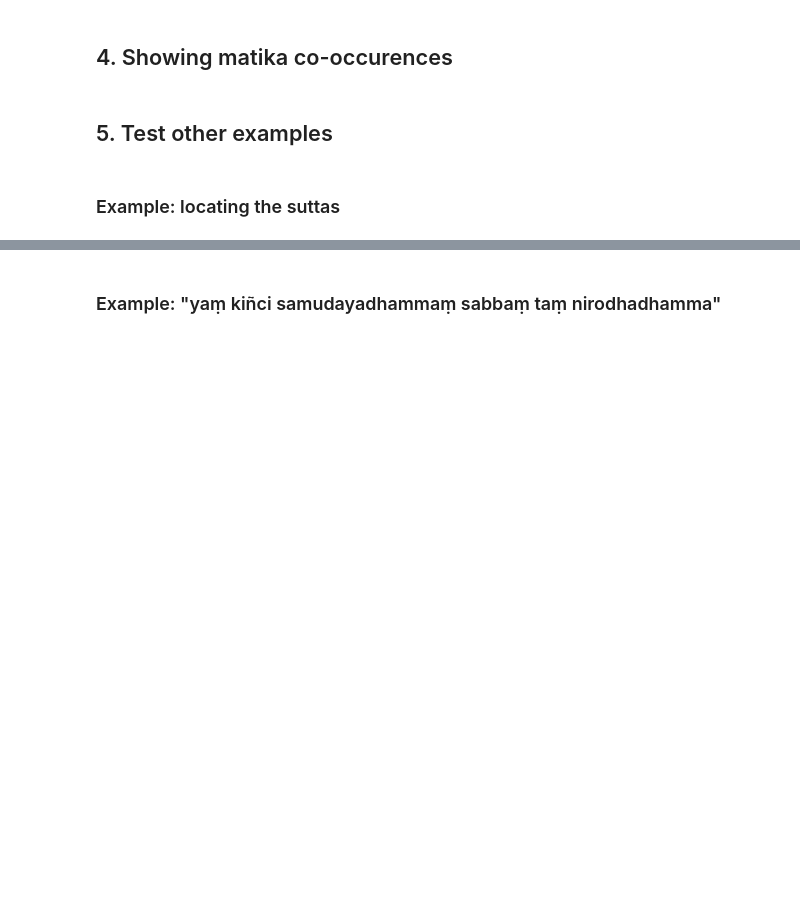
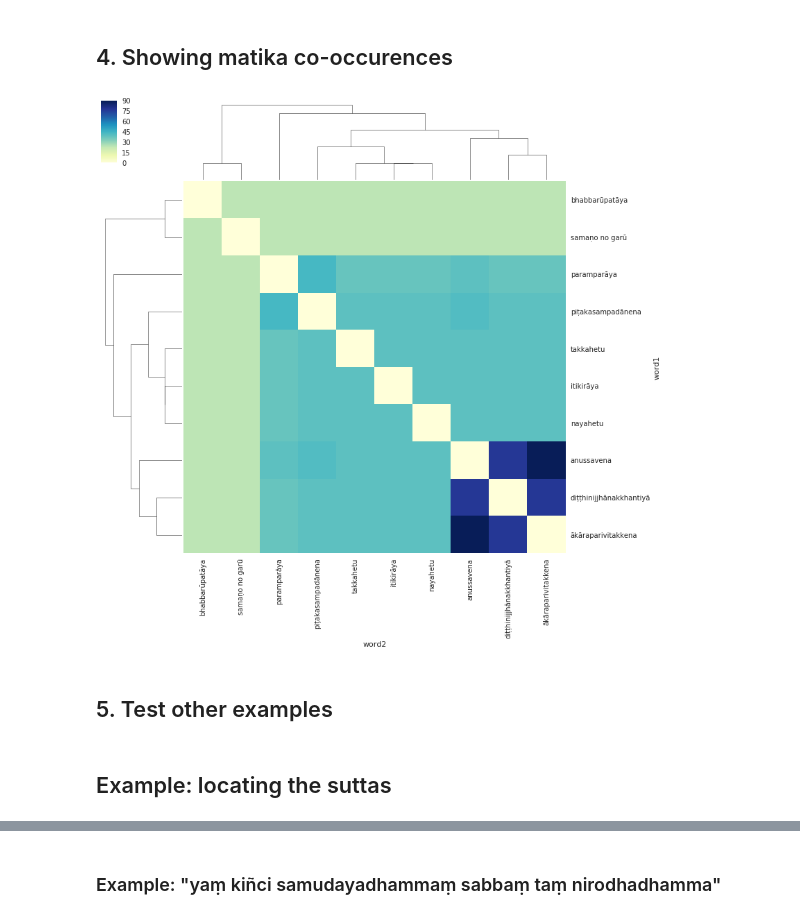
Before and after one commit to therabyte/matika-finder, a Jupyter notebook: Proof_of_concept.ipynb, the cells around one changed output, grey strips where cells are left out. Saved outputs shown, nothing was run; the diff lists cells and outputs as text; code cells hidden in the pictures; blank space fills up the shorter version.

```diff
--- a/Proof_of_concept.ipynb
+++ b/Proof_of_concept.ipynb
@@ -25,8 +27,9 @@ Set the `rootdir` variable accordingly.
 # %%
 rootdir = "/home/jeff/dev/datayana/suttacentral-data/text/pi/su"
 
-docs = load_documents(rootdir)
-print("loaded {} files, total bytes {}".format(len(docs), sum([len(entry["html_content"]) for entry in docs])))
+corpus = Corpus()
+corpus.load_suttacentral(rootdir)
+print("loaded {} files, total bytes {}".format(*corpus.count()))
 # %% [output]
 loaded 5739 files, total bytes 28469442
 # %% [markdown]
@@ -54,23 +93,18 @@ If each word can be found in multiple variants, create a list of alternatives.
 
 Here's how to construct the query:
 # %%
-altquery = {
-    "alternatives_list": [
-        { "label": "anussavena", "forms": ["anussavena", "anussavā", "itihitihaṃ", "itihītihaṃ"] },
-        { "label": "paramparāya", "forms": ["paramparāya"] },
-        { "label": "itikirāya", "forms": ["itikirāya", "itikiriyāya"] },
-        { "label": "piṭakasampadānena", "forms": ["piṭakasampadānena", "piṭakasampadāya"] },
-        { "label": "takkahetu", "forms": ["takkahetu"] },
-        { "label": "nayahetu", "forms": ["nayahetu"] },
-        { "label": "ākāraparivitakkena", "forms": ["ākāraparivitakkena", "ākāraparivitakkā"] },
-        { "label": "diṭṭhinijjhānakkhantiyā", "forms": ["diṭṭhinijjhānakkhantiyā"] },
-        { "label": "bhabbarūpatāya", "forms": ["bhabbarūpatāya"] },
-        { "label": "samaṇo no garū", "forms": ["samaṇo no garū"] }
-    ]
-}
+altquery = QueryAlternatives()
 
-results_altquery = search_documentlist(altquery, docs, sort="score")
+altquery.add_alternative("anussavena", ["anussavena", "anussavā", "itihitihaṃ", "itihītihaṃ"])
+altquery.add_alternative("paramparāya", ["paramparāya"])
+altquery.add_alternative("itikirāya", ["itikirāya", "itikiriyāya"])
+altquery.add_alternative("piṭakasampadānena", ["piṭakasampadānena", "piṭakasampadāya"])
+altquery.add_alternative("takkahetu", ["takkahetu"])
+altquery.add_alternative("nayahetu", ["nayahetu"])
+altquery.add_alternative("ākāraparivitakkena", ["ākāraparivitakkena", "ākāraparivitakkā"])
+altquery.add_alternative("diṭṭhinijjhānakkhantiyā", ["diṭṭhinijjhānakkhantiyā"])
+altquery.add_alternative("bhabbarūpatāya", ["bhabbarūpatāya"])
+altquery.add_alternative("samaṇo no garū", ["samaṇo no garū"])
+
+results_altquery = corpus.search(altquery, sort="score")
 print("Results found: {}".format(len(results_altquery)))
-
-with open("output/test_results-altlist.md", "w") as ofile:
-    ofile.write(result_markdown_formater(altquery, results_altquery))
@@ -77,18 +148,20 @@ with open("output/test_results-altlist.md", "w") as ofile:
 # %% [markdown]
 ## 4. Showing matika co-occurences
 # %%
-df_pivot = collect_matika_cooccurences_pivot(results_altquery)
+df_pivot = results_altquery.cooccurence_pivot()
 
 rcmd_figsize = (df_pivot.shape[0]+2,df_pivot.shape[1]+2)
 
 sns.set(color_codes=True)
 
 g = sns.clustermap(df_pivot,
                    method="complete", metric="jaccard",
                    cmap="YlGnBu",
                    figsize=rcmd_figsize)
 
 g.savefig("output/img/test_matika_cooccurences.png")
+# %% [output]
+[figure, added]
 # %% [markdown]
 ## 5. Test other examples
 # %%
@@ -140,4 +213,4 @@ g = sns.clustermap(df_pivot,
 
 g.savefig("output/img/test_matika_fournobletruths.png")
 # %% [markdown]
-### Example: locating the suttas
+## Example: locating the suttas
```
Also changed, not shown: parts of 24 cells of this notebook, 1 other file.
